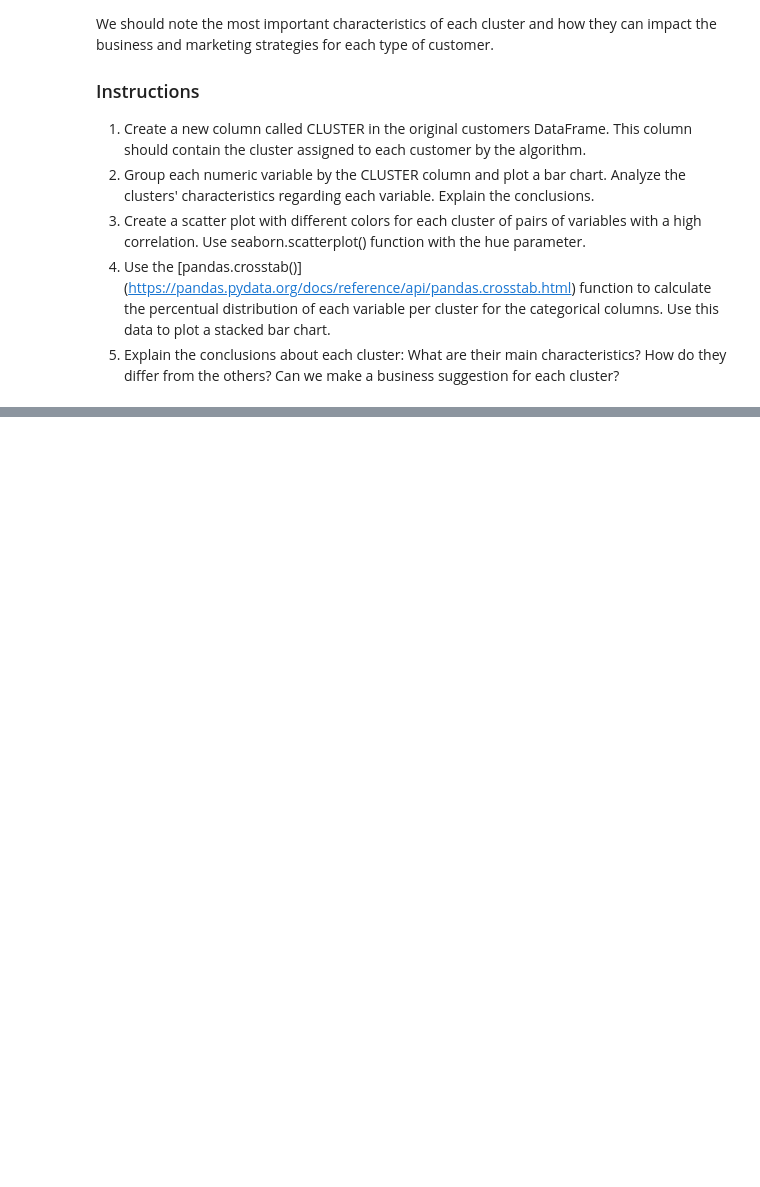
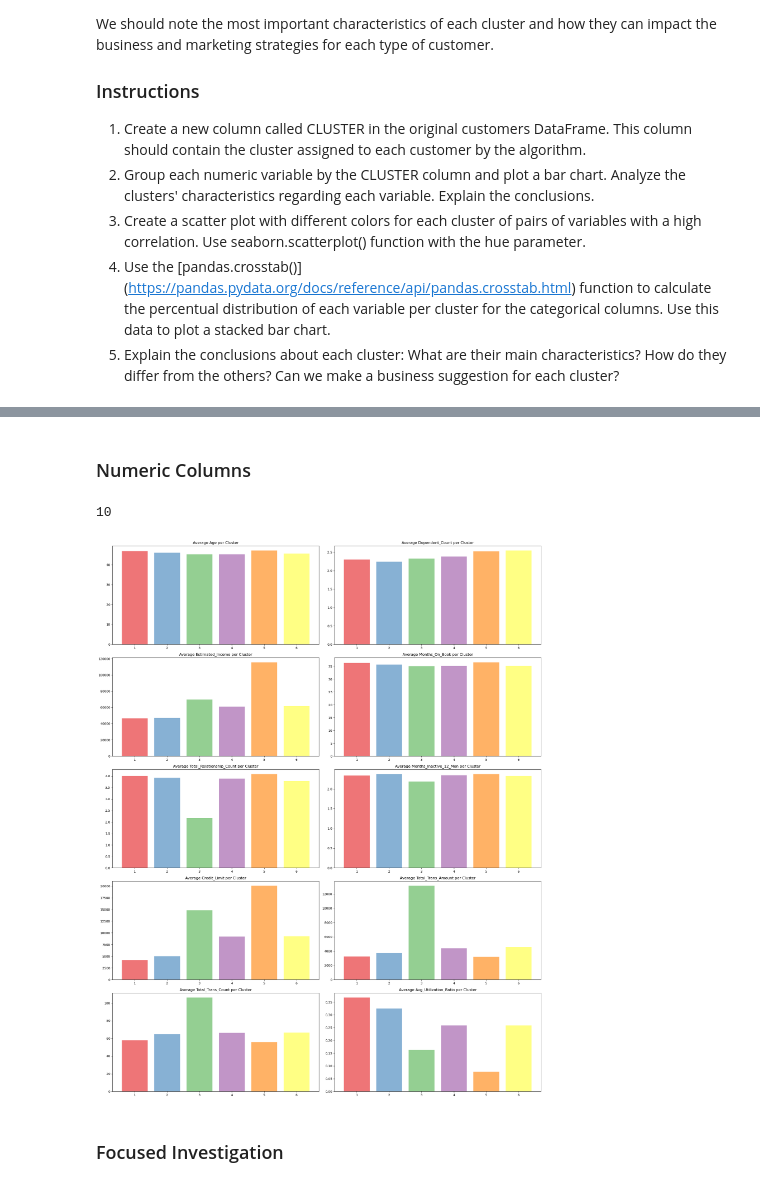
Before and after one commit to hebbd5/K-Means, a Jupyter notebook: 5. Guided Project - Credit Card Customer Segmentation.ipynb, the cells around one changed output, grey strips where cells are left out. Drawn from its saved outputs; the diff is of its cells as text; code cells hidden in the pictures; blank space fills up the shorter version.

```diff
--- a/5. Guided Project - Credit Card Customer Segmentation.ipynb
+++ b/5. Guided Project - Credit Card Customer Segmentation.ipynb
@@ -272,0 +233,8 @@ print(inertias)
+# %%
+model = KMeans(n_clusters = 6)
+clusters = model.fit_predict(df_scaled)
+
+df_clustered = df.copy()
+df_clustered = df_clustered.drop(columns = ["customer_id"])
+df_clustered["cluster"] = clusters + 1
+df_clustered["cluster"].value_counts()
@@ -304,0 +271,47 @@ Congratulations on completing the project!
+# %% [markdown]
+### Numeric Columns
+# %%
+numeric_columns = df_clustered.drop(columns = ['marital_status', 'gender', 'education_level', "cluster"]).columns
+print(len(numeric_columns))
+# %% [output]
+10
+# %%
+import matplotlib.pyplot as plt
+import seaborn as sns
+import math
+
+def cluster_numeric_col_distribution(df, numeric_columns):
+
+    # Determine the number of rows needed
+    num_plots = len(numeric_columns)
+    num_cols = 2
+    num_rows = math.ceil(num_plots / num_cols)
+
+    fig, axes = plt.subplots(num_rows, num_cols, figsize = (20, 5 * num_rows))
+
+    # If there's only one plot, convert axes to a list
+    if num_plots == 1:
+        axes = [axes]
+    else:
+        axes = axes.flatten()  # Flatten axes array for easy iteration
+
+    for i, column in enumerate(numeric_columns):
+        df_plot = df.groupby('cluster')[column].mean()
+        ax = axes[i]
+        ax.bar(df_plot.index, df_plot, color = sns.color_palette('Set1'), alpha = 0.6)
+        ax.set_title(f'Average {column.title()} per Cluster')
+        ax.xaxis.grid(False)
+
+    # Hide any unused subplots
+    for i in range(num_plots, num_rows * num_cols):
+        fig.delaxes(axes[i])
+
+    plt.tight_layout()
+    plt.show()
+
+# Example usage
+cluster_numeric_col_distribution(df_clustered, numeric_columns)
+# %% [output]
+[figure, added]
+# %% [markdown]
+### Focused Investigation
```
Also changed, not shown: parts of 28 cells of this notebook, 1 other file.
